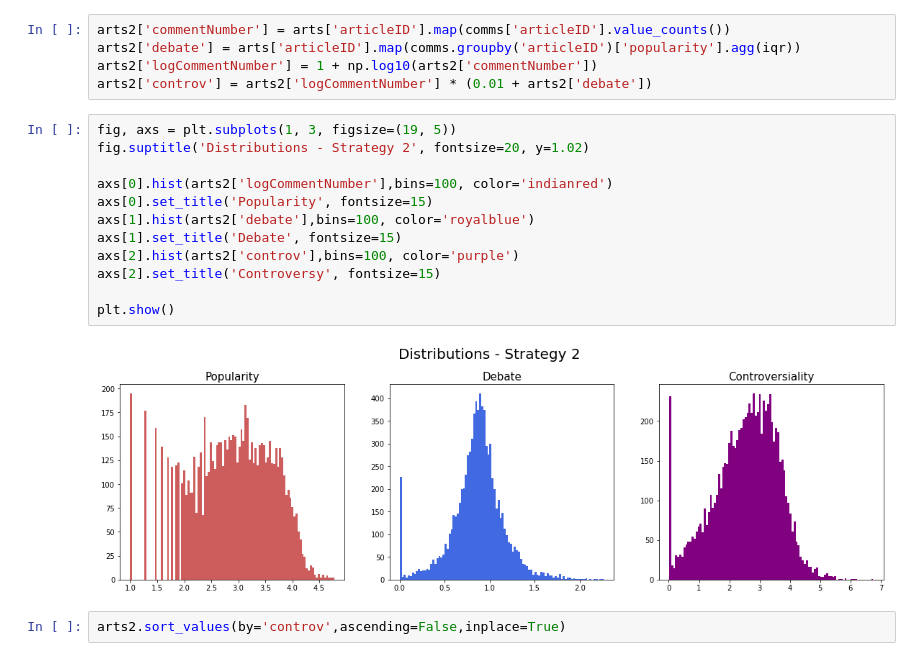
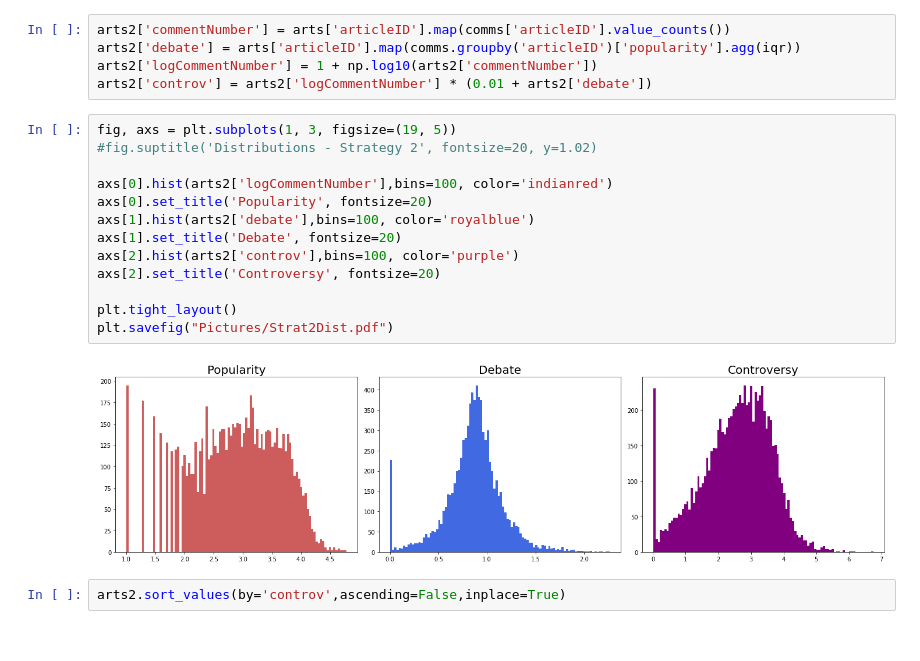
Before and after one commit to andreasala98/NYMines, a Jupyter notebook: NY_Mines.ipynb, the cells around one changed output. Cells and saved outputs as stored; diff of their text form.

Commit message:
Strategy2

```diff
--- a/NY_Mines.ipynb
+++ b/NY_Mines.ipynb
@@ -295,18 +295,19 @@ arts2['logCommentNumber'] = 1 + np.log10(arts2['commentNumber'])
 arts2['controv'] = arts2['logCommentNumber'] * (0.01 + arts2['debate'])
 # %%
 fig, axs = plt.subplots(1, 3, figsize=(19, 5))
-fig.suptitle('Distributions - Strategy 2', fontsize=20, y=1.02)
+#fig.suptitle('Distributions - Strategy 2', fontsize=20, y=1.02)
 
 axs[0].hist(arts2['logCommentNumber'],bins=100, color='indianred')
-axs[0].set_title('Popularity', fontsize=15)
+axs[0].set_title('Popularity', fontsize=20)
 axs[1].hist(arts2['debate'],bins=100, color='royalblue')
-axs[1].set_title('Debate', fontsize=15)
+axs[1].set_title('Debate', fontsize=20)
 axs[2].hist(arts2['controv'],bins=100, color='purple')
-axs[2].set_title('Controversy', fontsize=15)
+axs[2].set_title('Controversy', fontsize=20)
 
-plt.show()
+plt.tight_layout()
+plt.savefig("Pictures/Strat2Dist.pdf")
 # %% [output]
-[figure, old version]
+[figure, new version]
 # %%
 arts2.sort_values(by='controv',ascending=False,inplace=True)
 # %%
```
Also changed, not shown: parts of 1 cell of this notebook, 3 other files.
